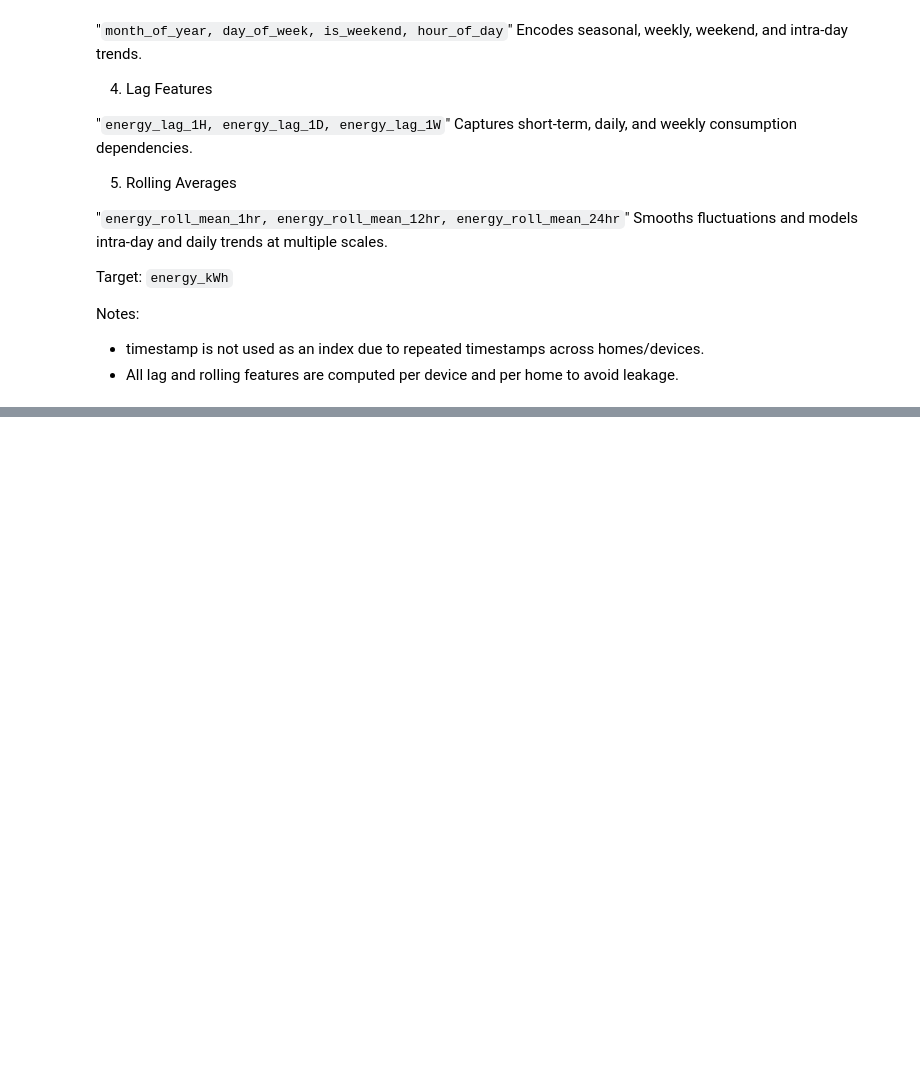
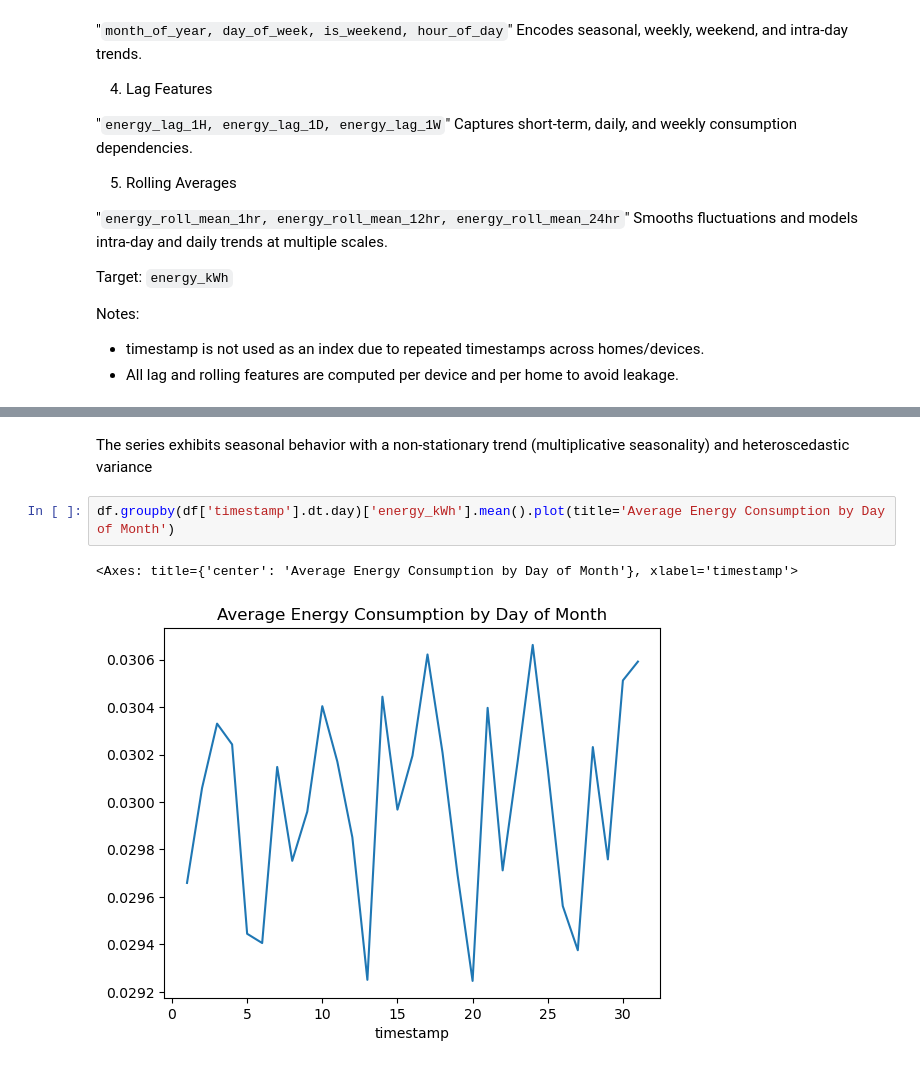
Before and after one commit to Rvp0310/Smart_Home_Energy_Analysis_Forecasting, a Jupyter notebook: notebooks/milestone2.ipynb, the cells around one changed output, grey strips where cells are left out. Saved outputs shown, nothing was run; the diff lists cells and outputs as text; blank space fills up the shorter version.

```diff
--- a/notebooks/milestone2.ipynb
+++ b/notebooks/milestone2.ipynb
@@ -246,0 +272,7 @@ Notes:
+# %% [markdown]
+The series exhibits seasonal behavior with a non-stationary trend (multiplicative seasonality) and heteroscedastic variance
+# %%
+df.groupby(df['timestamp'].dt.day)['energy_kWh'].mean().plot(title='Average Energy Consumption by Day of Month')
+# %% [output]
+<Axes: title={'center': 'Average Energy Consumption by Day of Month'}, xlabel='timestamp'>
+[figure, added]
```
Also changed, not shown: parts of 14 cells of this notebook, 2 other files.
